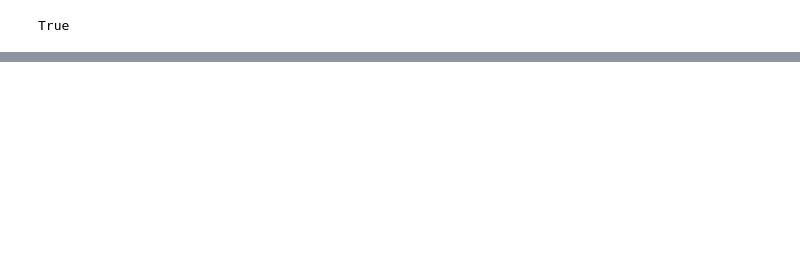
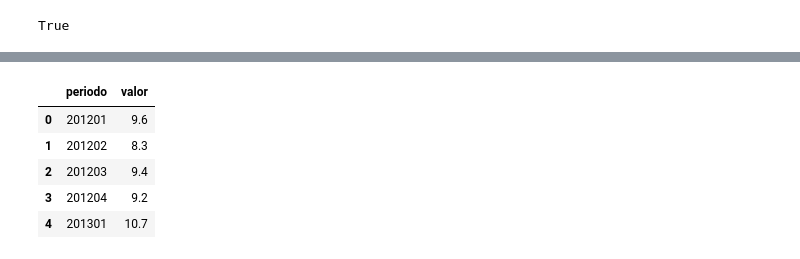
Before and after one commit to George-Gabryel/ProjEngDados202602-BD, a Jupyter notebook: transform.ipynb, the cells around one changed output, grey strips where cells are left out. Drawn from its saved outputs; the diff is of its cells as text; code cells hidden in the pictures; blank space fills up the shorter version.

```diff
--- a/transform.ipynb
+++ b/transform.ipynb
@@ -31,0 +71,9 @@ df = pd.DataFrame.from_dict(serie, orient='idenx', colums = )
+# %%
+df.head()
+# %% [output]
+|  | periodo | valor |
+| 0 | 201201 | 9.6 |
+| 1 | 201202 | 8.3 |
+| 2 | 201203 | 9.4 |
+| 3 | 201204 | 9.2 |
+| 4 | 201301 | 10.7 |
```
Also changed, not shown: parts of 12 cells of this notebook, 5 other files.
